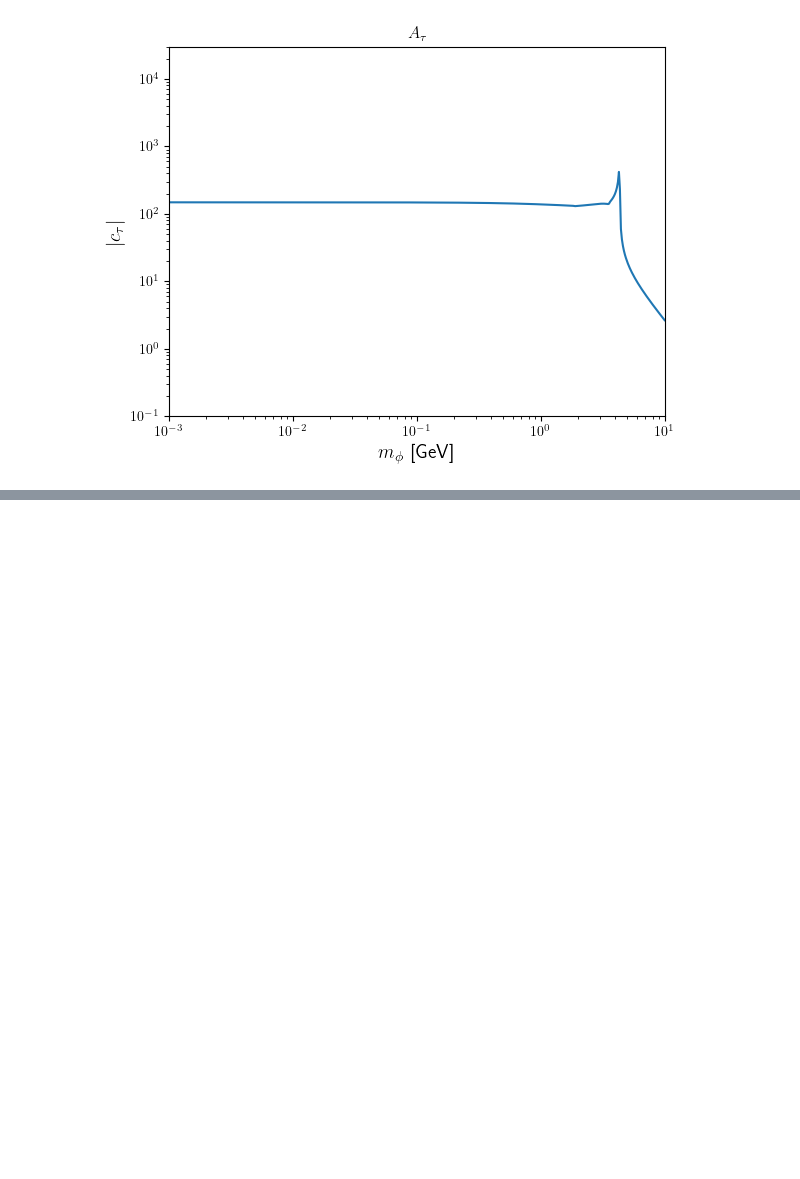
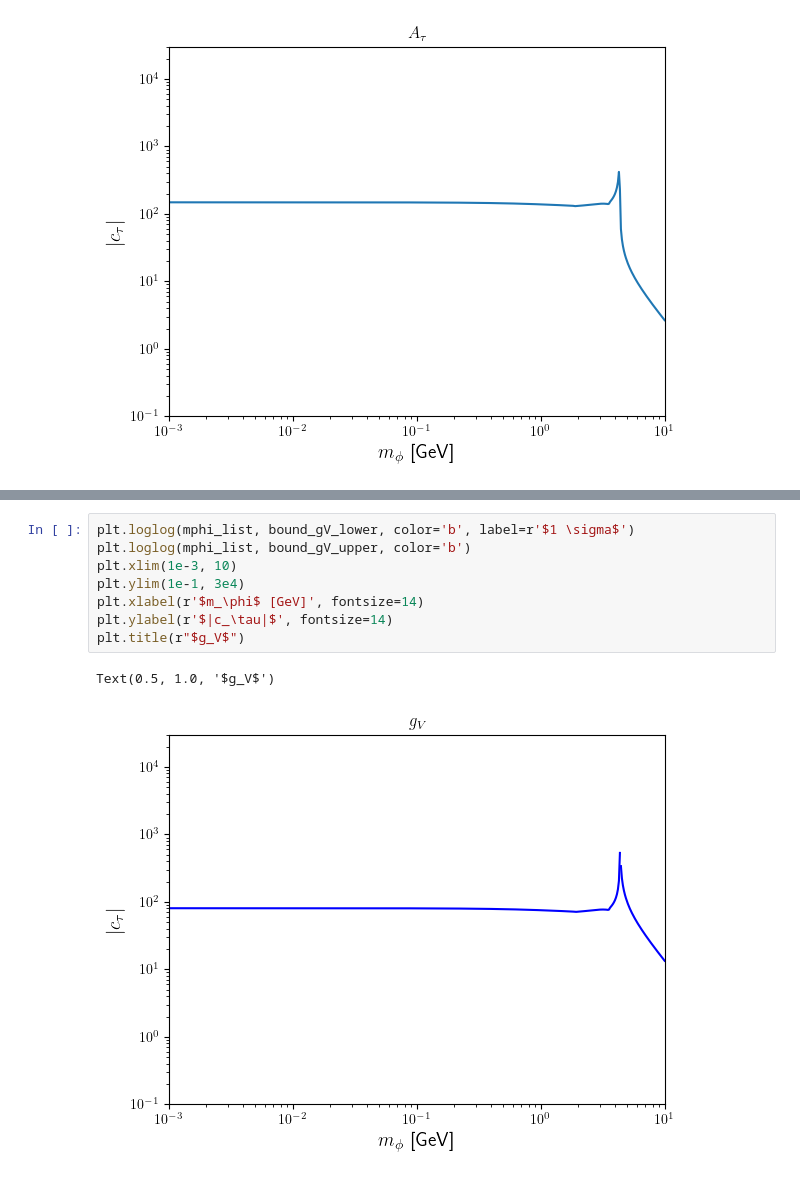
Before and after one commit to Jorge-Alda/tauALPs, a Jupyter notebook: PseudoScalar/plots.ipynb, the cells around one changed output, grey strips where cells are left out. Drawn from its saved outputs; the diff is of its cells as text; blank space fills up the shorter version.

```diff
--- a/PseudoScalar/plots.ipynb
+++ b/PseudoScalar/plots.ipynb
@@ -136,0 +233,11 @@ Text(0.5, 1.0, '$A_\\tau$')
+# %%
+plt.loglog(mphi_list, bound_gV_lower, color='b', label=r'$1 \sigma$')
+plt.loglog(mphi_list, bound_gV_upper, color='b')
+plt.xlim(1e-3, 10)
+plt.ylim(1e-1, 3e4)
+plt.xlabel(r'$m_\phi$ [GeV]', fontsize=14)
+plt.ylabel(r'$|c_\tau|$', fontsize=14)
+plt.title(r"$g_V$")
+# %% [output]
+Text(0.5, 1.0, '$g_V$')
+[figure, added]
```
Also changed, not shown: parts of 12 cells of this notebook, 3 other files.
